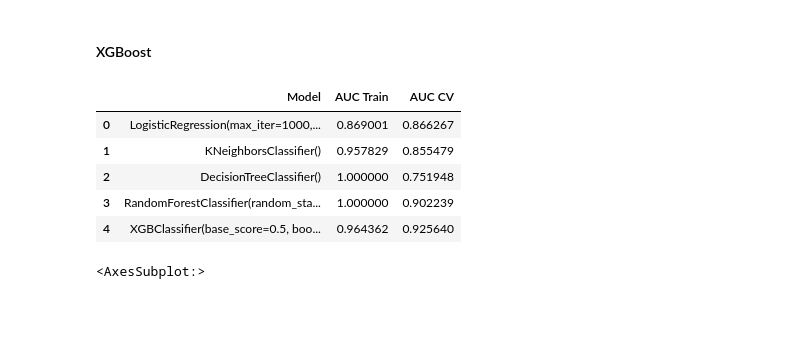
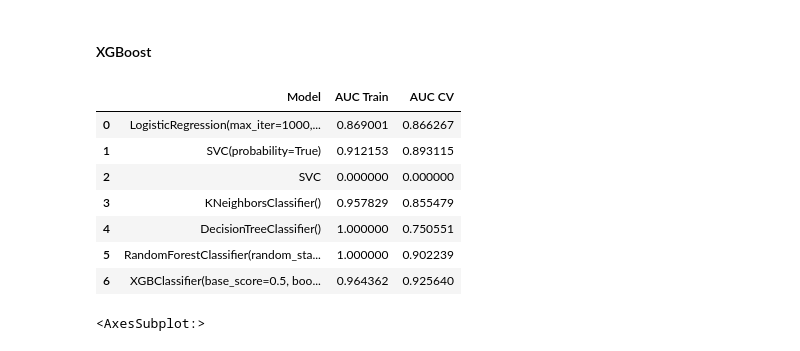
Before and after one commit to timo282/Tanzania_Pumps_Prediction, a Jupyter notebook: Prediction_Model_3_targets.ipynb, the cells around one changed output. Saved outputs shown, nothing was run; the diff lists cells and outputs as text; code cells hidden in the pictures; blank space fills up the shorter version.

```diff
--- a/Prediction_Model_3_targets.ipynb
+++ b/Prediction_Model_3_targets.ipynb
@@ -212,7 +210,6 @@ df_results.loc[len(df_results)] = [lr_cf, auc_train, auc_cv]
 #### SVM
 # %%
 from sklearn.svm import SVC
-from tqdm import tqdm
 
 svm_cf = SVC(probability=True, decision_function_shape="ovr")
 svm_cf.fit(X_train, y_train)
@@ -221,6 +218,7 @@ auc_train = roc_auc_score(y_train, y_pred, multi_class='ovr')
 cv_res = cross_validate(estimator=svm_cf, X=X_train, y=y_train, cv=5, scoring='roc_auc_ovr', n_jobs=-1)
 auc_cv = cv_res["test_score"].mean()
 df_results.loc[len(df_results)] = [svm_cf, auc_train, auc_cv]
+df_results.loc[len(df_results)] = ["SVC", 0, 0]
 # %% [markdown]
 #### KNN
 # %%
@@ -270,15 +268,17 @@ cv_res = cross_validate(estimator=xgb_cf, X=X_train, y=y_train, cv=5, scoring='r
 auc_cv = cv_res["test_score"].mean()
 df_results.loc[len(df_results)] = [xgb_cf, auc_train, auc_cv]
 # %%
-df_results.to_csv("pm3_sel_results.csv")
+# df_results.to_csv("pm3_sel_results.csv")
 df_results
 # %% [output]
 |  | Model | AUC Train | AUC CV |
 | 0 | LogisticRegression(max_iter=1000,... | 0.869001 | 0.866267 |
-| 1 | KNeighborsClassifier() | 0.957829 | 0.855479 |
-| 2 | DecisionTreeClassifier() | 1.000000 | 0.751948 |
-| 3 | RandomForestClassifier(random_sta... | 1.000000 | 0.902239 |
-| 4 | XGBClassifier(base_score=0.5, boo... | 0.964362 | 0.925640 |
+| 1 | SVC(probability=True) | 0.912153 | 0.893115 |
+| 2 | SVC | 0.000000 | 0.000000 |
+| 3 | KNeighborsClassifier() | 0.957829 | 0.855479 |
+| 4 | DecisionTreeClassifier() | 1.000000 | 0.750551 |
+| 5 | RandomForestClassifier(random_sta... | 1.000000 | 0.902239 |
+| 6 | XGBClassifier(base_score=0.5, boo... | 0.964362 | 0.925640 |
 # %%
 pd.Series(xgb_cf.predict(X_train)).value_counts().plot.bar()
 # %% [output]
```
Also changed, not shown: parts of 28 cells of this notebook, 2 other files.
